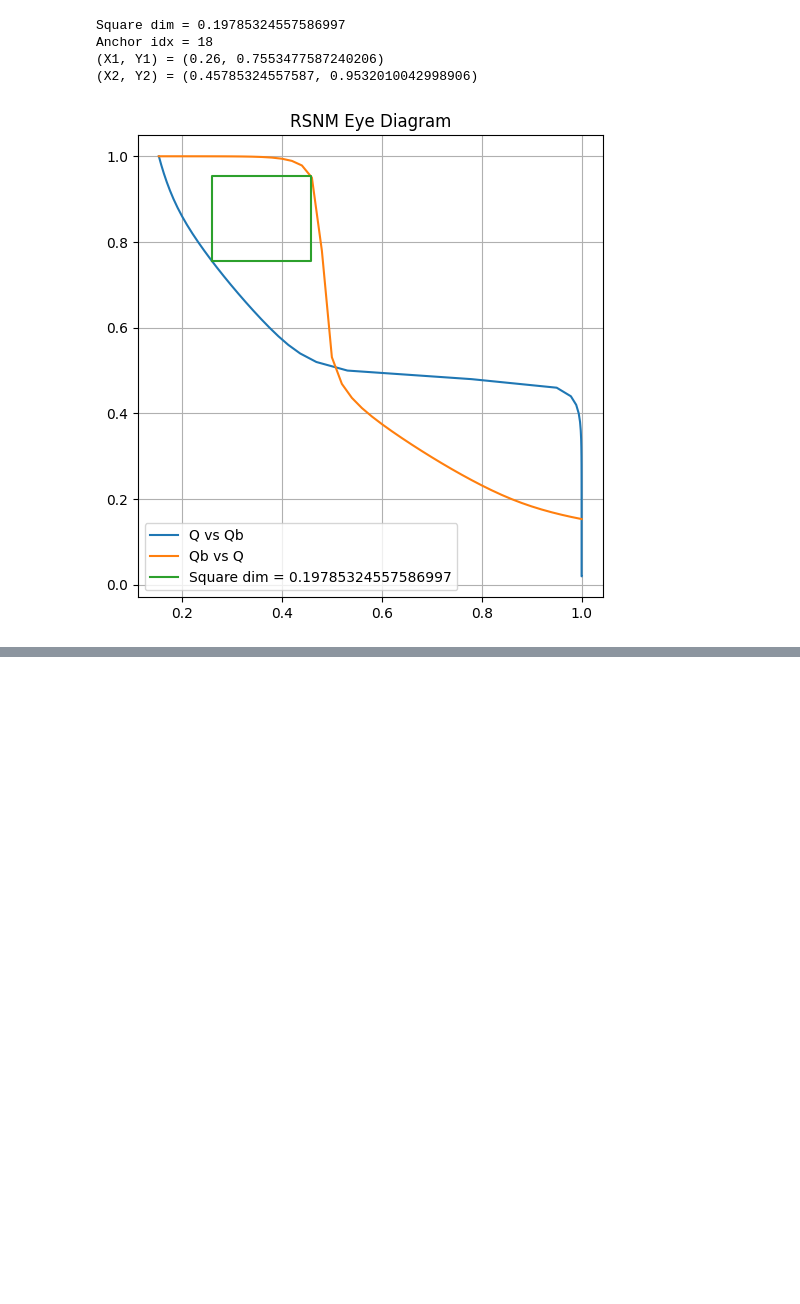
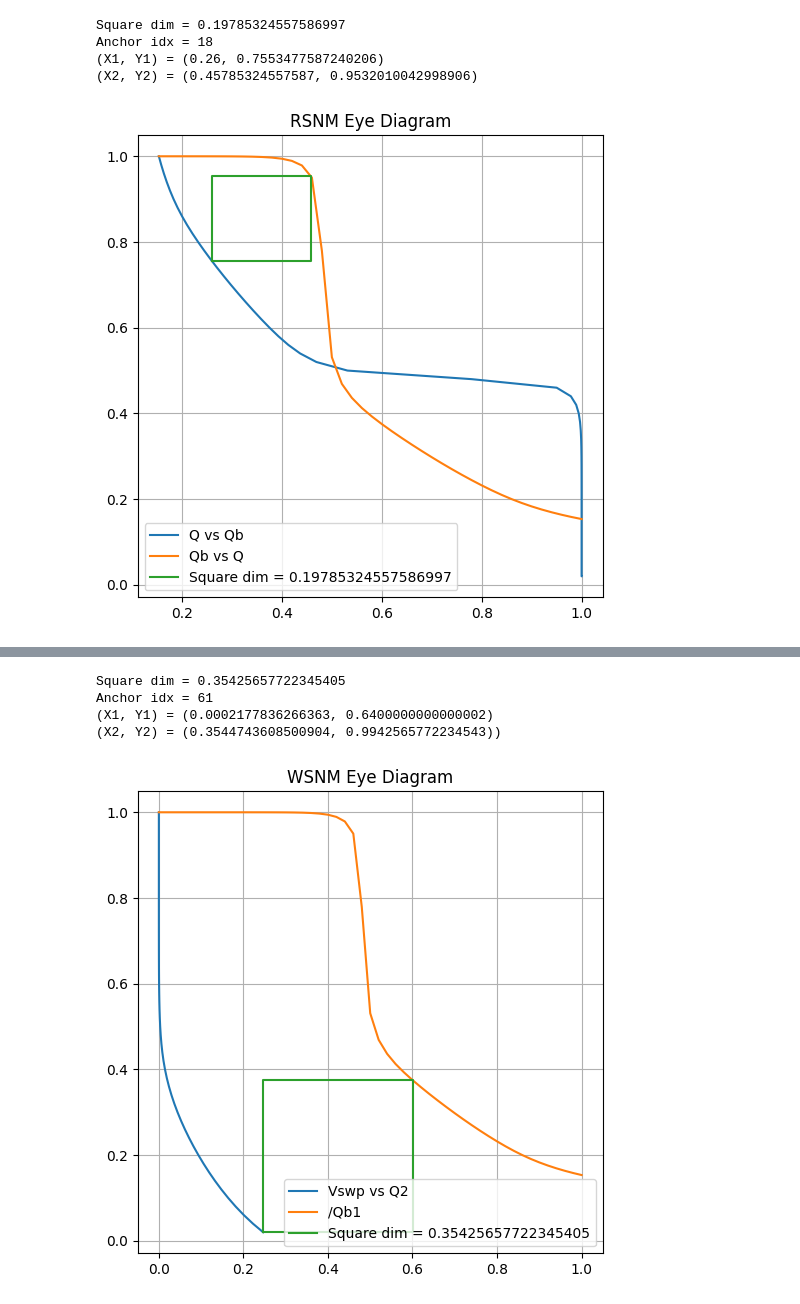
Before and after one commit to FSharp4/vcsvgenie, a Jupyter notebook: vcsvgenie/_dev/sram_6t_characterization.ipynb, the cells around one changed output, grey strips where cells are left out. Drawn from its saved outputs; the diff is of its cells as text; code cells hidden in the pictures; blank space fills up the shorter version.

```diff
--- a/vcsvgenie/_dev/sram_6t_characterization.ipynb
+++ b/vcsvgenie/_dev/sram_6t_characterization.ipynb
@@ -61,0 +112,13 @@ Anchor idx = 18
+# %%
+write_square_dim, write_anchor = write_result.calculate_square_dim()
+print(f"Square dim = {write_square_dim}")
+print(f"Anchor idx = {write_anchor}")
+print(f"(X1, Y1) = ({write_result.signal1.x[anchor]}, {write_result.signal1.y[anchor]})")
+print(f"(X2, Y2) = ({write_result.signal1.x[anchor] + write_square_dim}, {write_result.signal1.y[anchor] + write_square_dim}))")
+write_result.plot()
+# %% [output]
+Square dim = 0.35425657722345405
+Anchor idx = 61
+(X1, Y1) = (0.0002177836266363, 0.6400000000000002)
+(X2, Y2) = (0.3544743608500904, 0.9942565772234543))
+[figure, added]
```
Also changed, not shown: parts of 10 cells of this notebook, 9 other files.
